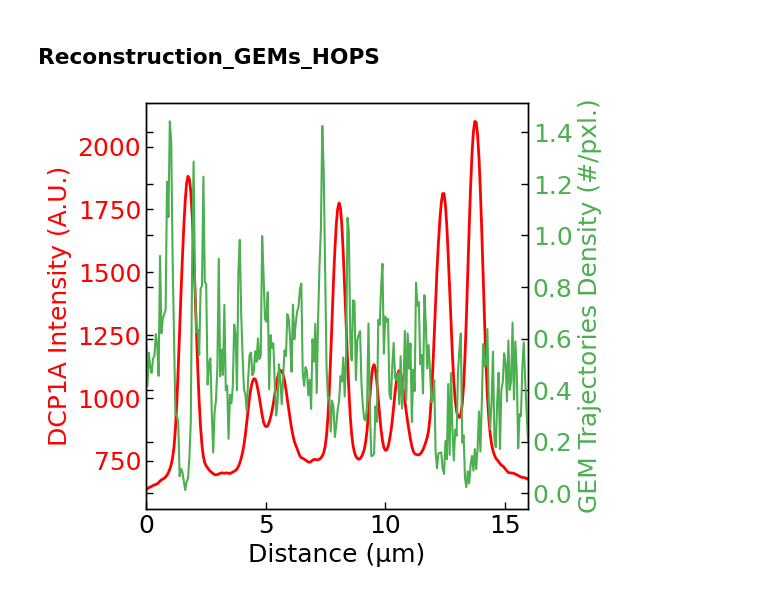
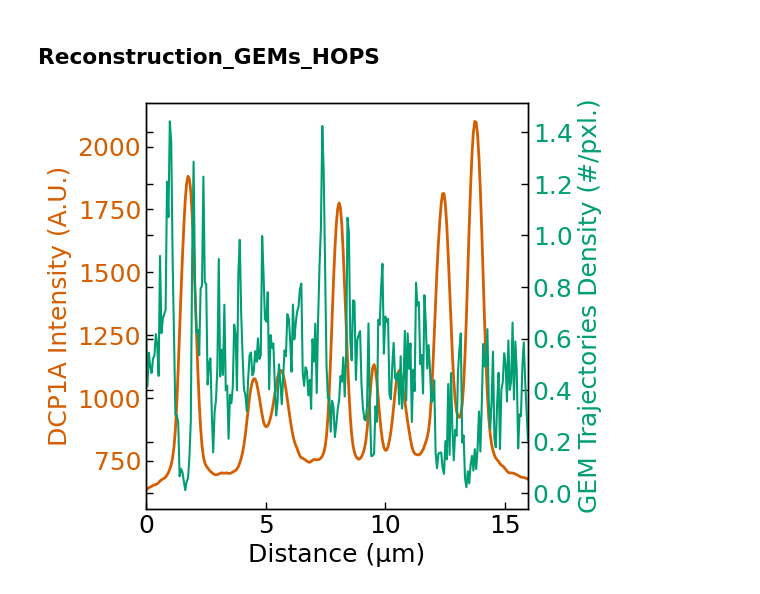
Before and after one commit to walterlab-um/Hyperosmotic_Confinement-Jump, a Jupyter notebook: jupyter_notebooks/reconstruction_gems_hops.ipynb, the cells around one changed output. Cells and saved outputs as stored; diff of their text form; code cells hidden in the pictures.

```diff
--- a/jupyter_notebooks/reconstruction_gems_hops.ipynb
+++ b/jupyter_notebooks/reconstruction_gems_hops.ipynb
@@ -19,48 +19,48 @@ fig, ax1 = plt.subplots(figsize=(6, 5))
 ax1.plot(
     hops_df["Distance_(microns)"],
     hops_df["Gray_Value"],
-    color="#FF0000",  # Pure red
+    color="#D55E00",  # Pure red
     lw=2,
     label="HOPS"
 )
 ax1.set_xlabel('Distance (μm)', fontsize=18)
-ax1.set_ylabel('DCP1A Intensity (A.U.)', fontsize=18, color="#FF0000")
-ax1.tick_params(axis='y', labelcolor="#FF0000")
+ax1.set_ylabel('DCP1A Intensity (A.U.)', fontsize=18, color="#D55E00")
+ax1.tick_params(axis='y', labelcolor="#D55E00")
 
 # Plot GEM (GREEN, right Y-axis)
 ax2 = ax1.twinx()
 ax2.plot(
     gem_df["Distance_(microns)"],
     gem_df["Gray_Value"],
-    color="#4caf50",  # Pure green
+    color="#009E73",  # Pure green
     lw=1.5,
     label="GEM"
 )
-ax2.set_ylabel('GEM Trajectories Density (#/pxl.)', fontsize=18, color="#4caf50")
-ax2.tick_params(axis='y', labelcolor="#4caf50")
+ax2.set_ylabel('GEM Trajectories Density (#/pxl.)', fontsize=18, color="#009E73")
+ax2.tick_params(axis='y', labelcolor="#009E73")
 
 # Aesthetics (matching your style)
 plt.xlim(hops_df["Distance_(microns)"].min(), hops_df["Distance_(microns)"].max())
 for ax in [ax1, ax2]:
     ax.spines[:].set_linewidth(1)
     ax.tick_params(
         axis="both",
         which="major",
         labelsize=18,
         direction="in",
         bottom=True,
         left=True,
         length=5,
         width=1,
     )
 
 # Legend (place at upper right)
 lines1, labels1 = ax1.get_legend_handles_labels()
 lines2, labels2 = ax2.get_legend_handles_labels()
 # ax1.legend(lines1 + lines2, labels1 + labels2, fontsize=16, frameon=False, loc='upper right')
 
 plt.tight_layout()
 plt.savefig("HOPS_red_GEM_green.png", format="png", bbox_inches="tight", dpi=600)
 plt.show()
 # %% [output]
-[figure, old version]
+[figure, new version]
```
